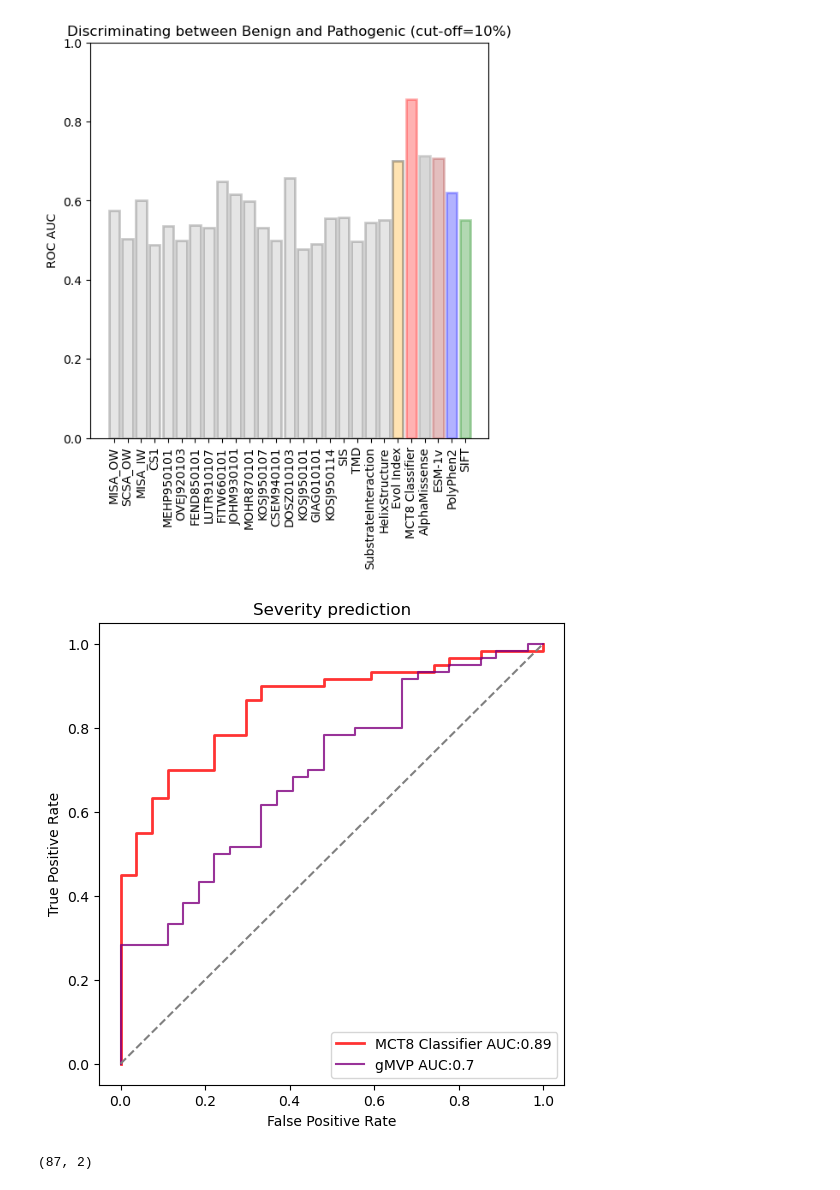
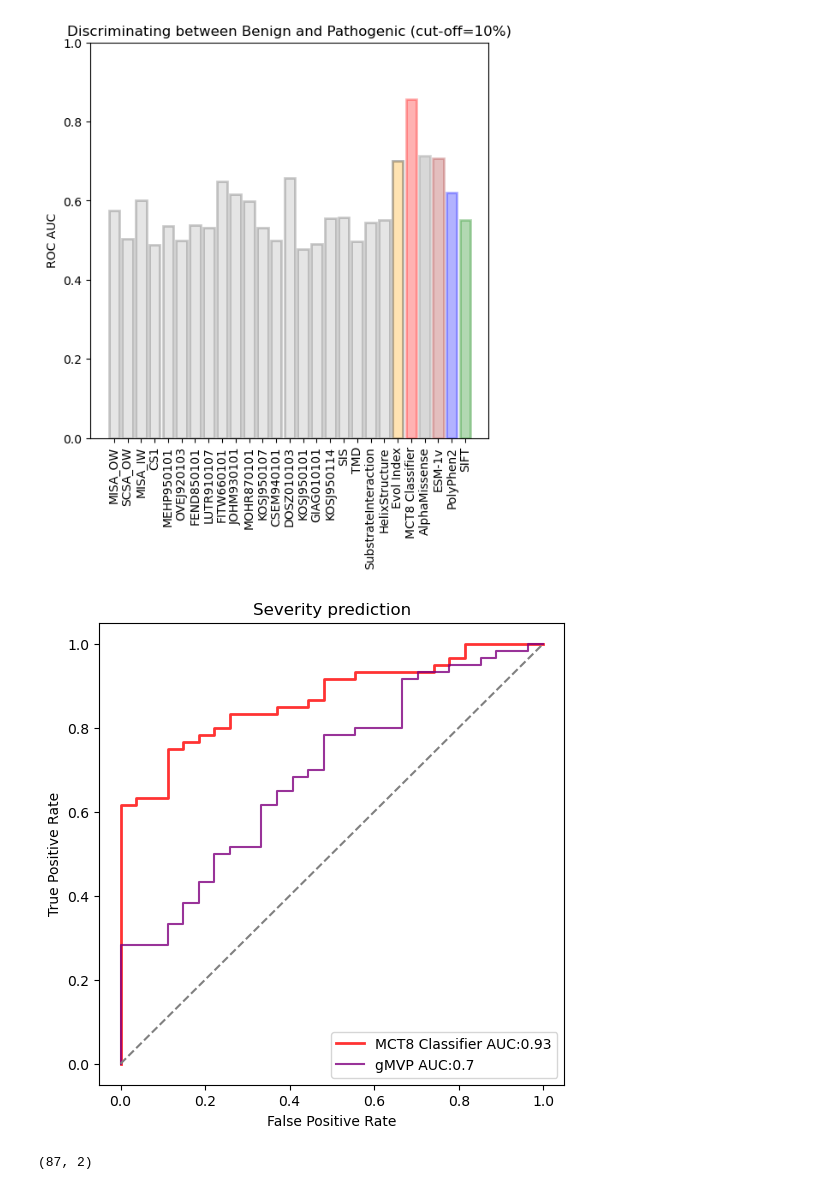
Before and after one commit to martin-mariano/MCT8classifier, a Jupyter notebook: Code_Files/03_MCT8_Variants_ClassifierDevelopment.ipynb, the cells around one changed output. Cells and saved outputs as stored; diff of their text form; code cells hidden in the pictures.

```diff
--- a/Code_Files/03_MCT8_Variants_ClassifierDevelopment.ipynb
+++ b/Code_Files/03_MCT8_Variants_ClassifierDevelopment.ipynb
@@ -1519,36 +1584,36 @@ plt.show()
 # %%
 # The pre-scores of gMVP are for SNVs and doesn't include all possible missense
 mct8_gmvp = mct8_predictors.dropna()
 fpr_gmvp, tpr_gmvp, thresholds_gmvp = roc_curve(mct8_gmvp['ClinSig'], mct8_gmvp.gMVP_prob.astype(float))
 roc_auc_gmvp = auc(fpr_gmvp, tpr_gmvp)
 
 # Only subset of variants that are in the pre-calculated scores of gMVP
 gmvp_subset = mct8_gmvp.AA_change.tolist()
 
 y_gmvp = y.to_frame().reset_index()
 index_gmvp = y_gmvp[y_gmvp.AA_change.isin(gmvp_subset)].index
 
 plt.figure(figsize=(6,6))
 
-probas = cross_val_predict(first_classifier, X[index_gmvp], y[index_gmvp], method='predict_proba', n_jobs=-1, cv=10)
+probas = cross_val_predict(second_classifier, X[index_gmvp], y[index_gmvp], method='predict_proba', n_jobs=-1, cv=10)
 fpr, tpr, thresholds = roc_curve(y[index_gmvp], probas[:,1])
 
-scores_2 = cross_validate(first_classifier, X[index_gmvp], y[index_gmvp], n_jobs=-1, cv=10,
+scores_2 = cross_validate(second_classifier, X[index_gmvp], y[index_gmvp], n_jobs=-1, cv=10,
                         scoring=('accuracy', 'roc_auc'))
 plt.plot(fpr, tpr, label='MCT8 Classifier AUC:'+str(round(np.mean(scores_2['test_roc_auc']), 2)),
          color='red', linewidth=2, alpha=.8)
 
 plt.plot(fpr_gmvp, tpr_gmvp, label='gMVP AUC:'+str(round(roc_auc_gmvp, 2)), color='purple', alpha=.8)
 
 plt.plot([0,1], [0,1], '--', color='grey')
 plt.xlabel('False Positive Rate')
 plt.ylabel('True Positive Rate')
 plt.legend(loc='lower right')
 plt.title('Severity prediction')
 plt.savefig('Step2_CO10_ROCcurve_gMVPsubset.png')
 plt.show()
 # %% [output]
-[figure, old version]
+[figure, new version]
 # %%
 mct8_classifier_prob = y[index_gmvp].to_frame().reset_index()
 mct8_classifier_prob["mct8_prob"] = probas[:,1]
```
Also changed, not shown: parts of 17 cells of this notebook.
